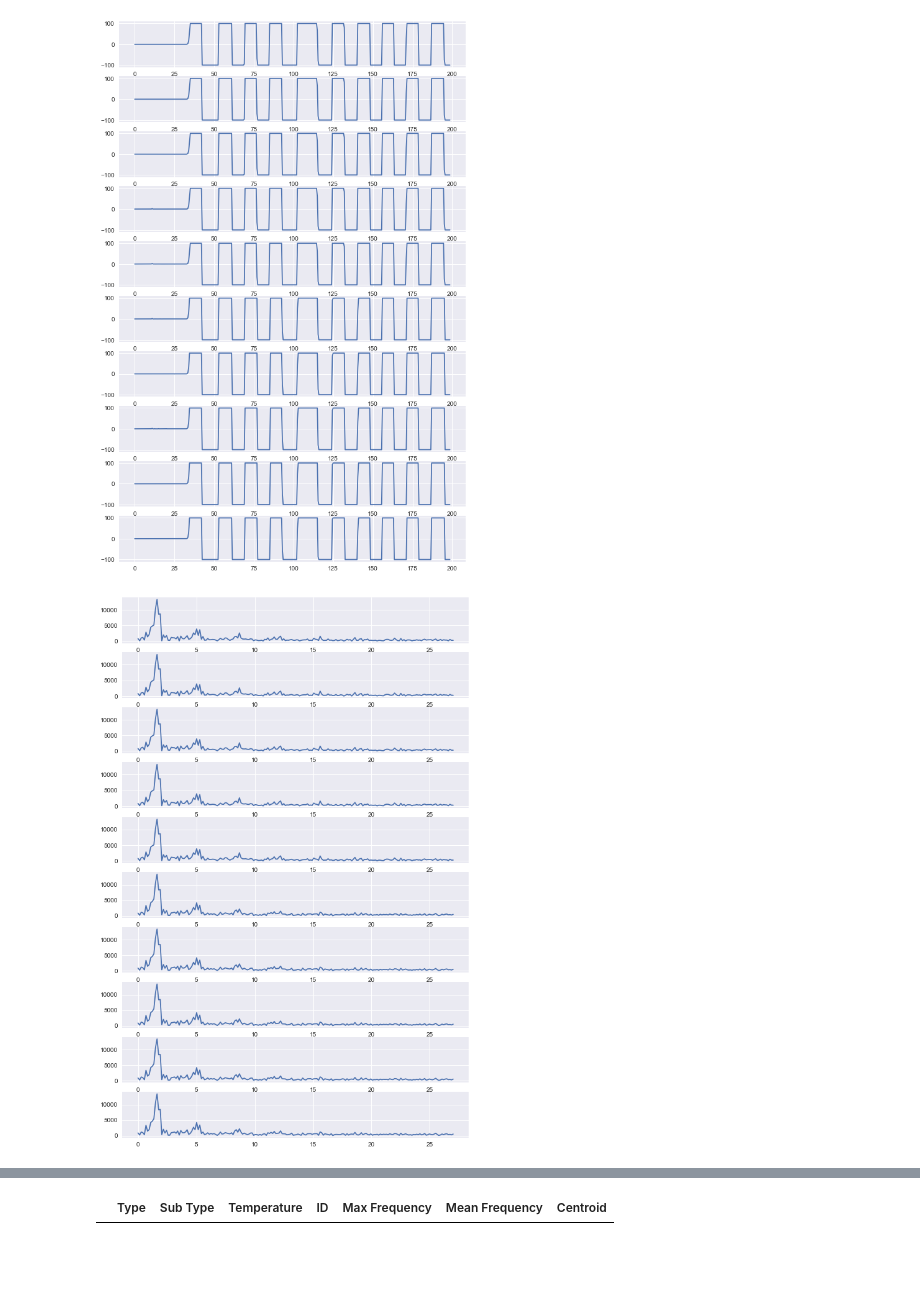
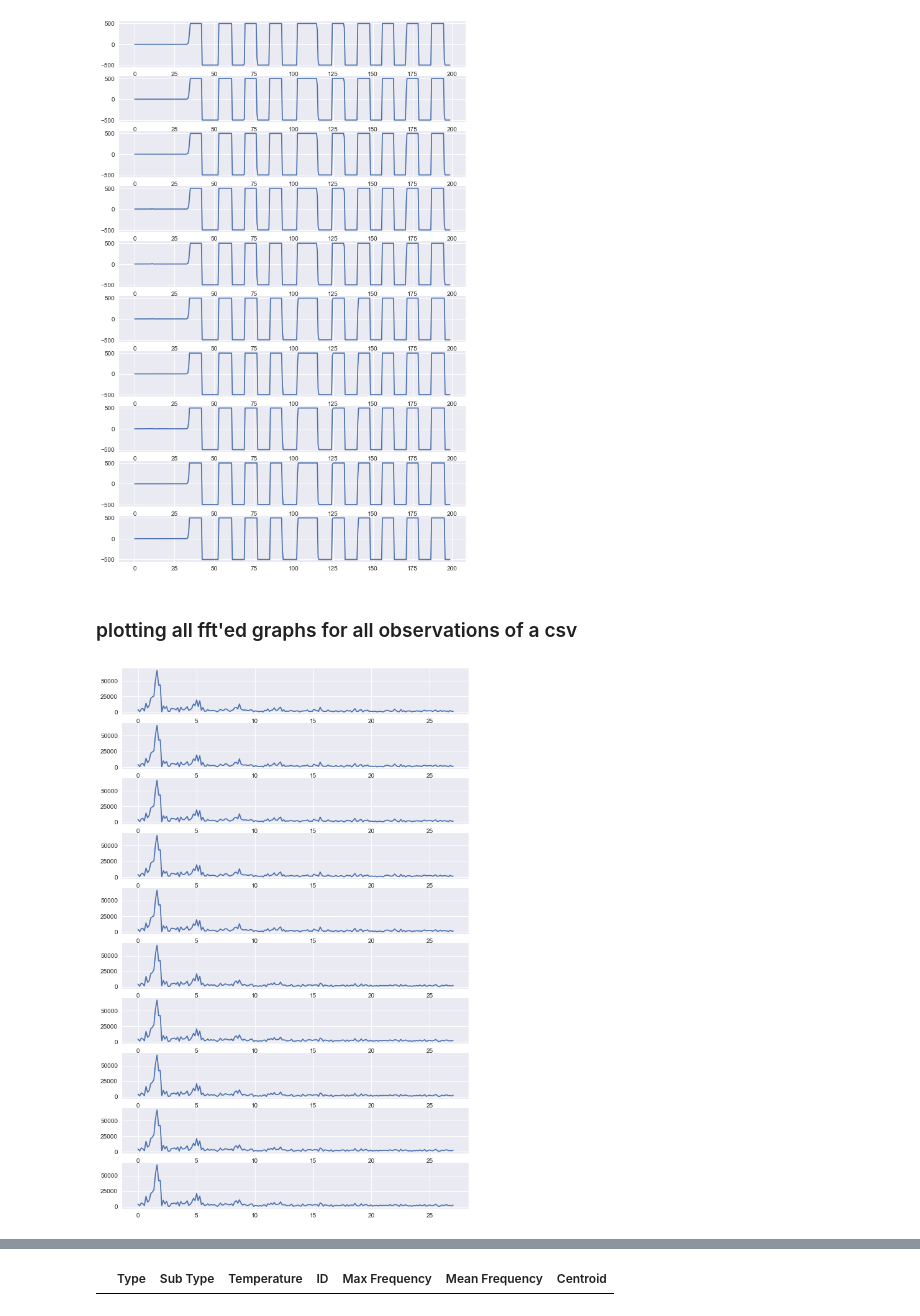
Before and after one commit to rohithandique/civil-major-project, a Jupyter notebook: Major Project.ipynb, the cells around one changed output, grey strips where cells are left out. Drawn from its saved outputs; the diff is of its cells as text; code cells hidden in the pictures; blank space fills up the shorter version.

```diff
--- a/Major Project.ipynb
+++ b/Major Project.ipynb
@@ -56,12 +48,16 @@ time = np.arange(start=0, stop=199, step=0.5)
 # %%
 fig, axs = plt.subplots(10, figsize=(10,16))
 for i in range(0,10):
-    axs[i].plot(time, df.iloc[i, 21:].astype(float))
+    axs[i].plot(time, df.iloc[i, 21:].astype(float)*5)
+#df.iloc[i, 21:] gives all the values for each observation
+#multiplied by 5 because amplitude is 500
 # %% [output]
 [figure]
+# %% [markdown]
+### plotting all fft'ed graphs for all observations of a csv
 # %%
 fig_f, axs_f = plt.subplots(10, figsize=(10,16))
 for i in range(0,10):
-    axs_f[i].plot(rfftfreq(len(df.iloc[i][21:]), 1/54), np.abs(rfft(df.iloc[i][21:])))
+    axs_f[i].plot(rfftfreq(len(df.iloc[i][21:]), 1/54), np.abs(rfft(df.iloc[i][21:]*5)))
 # %% [output]
-[figure, old version]
+[figure, new version]
```
Also changed, not shown: parts of 17 cells of this notebook.
